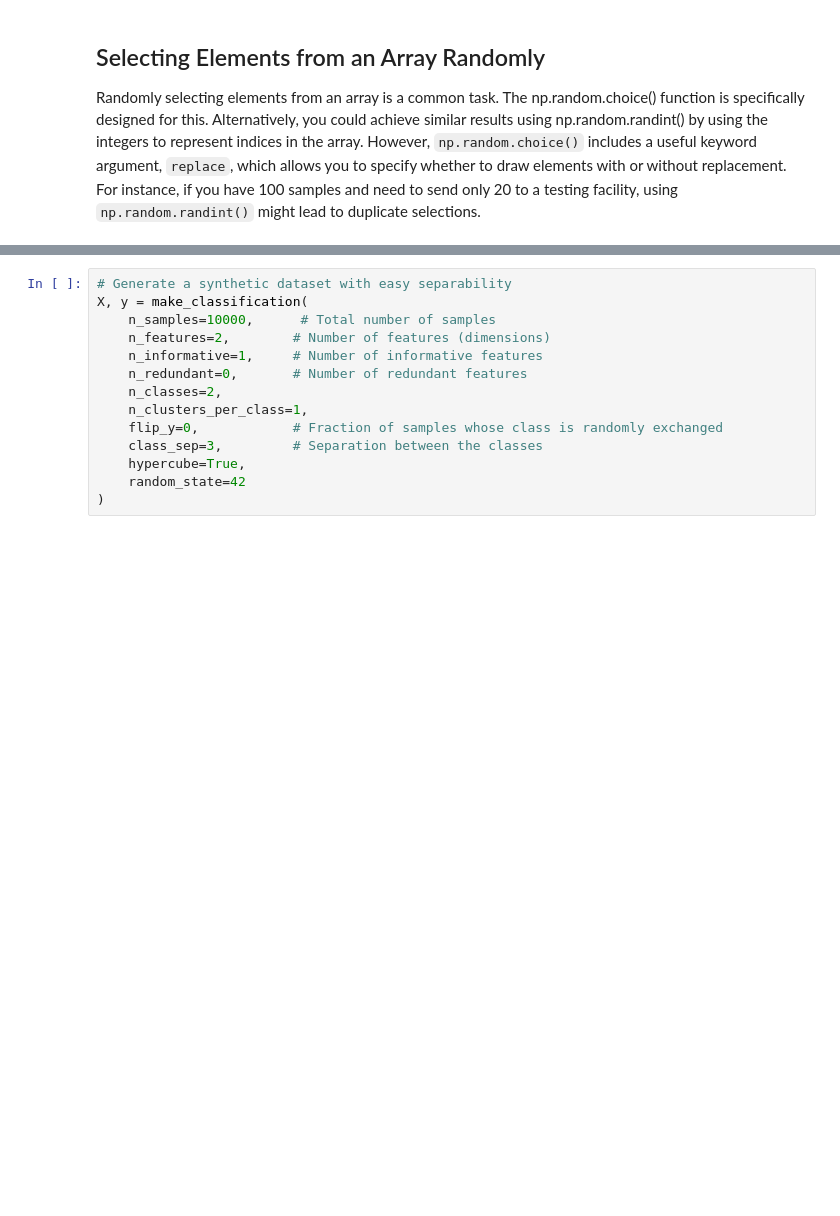
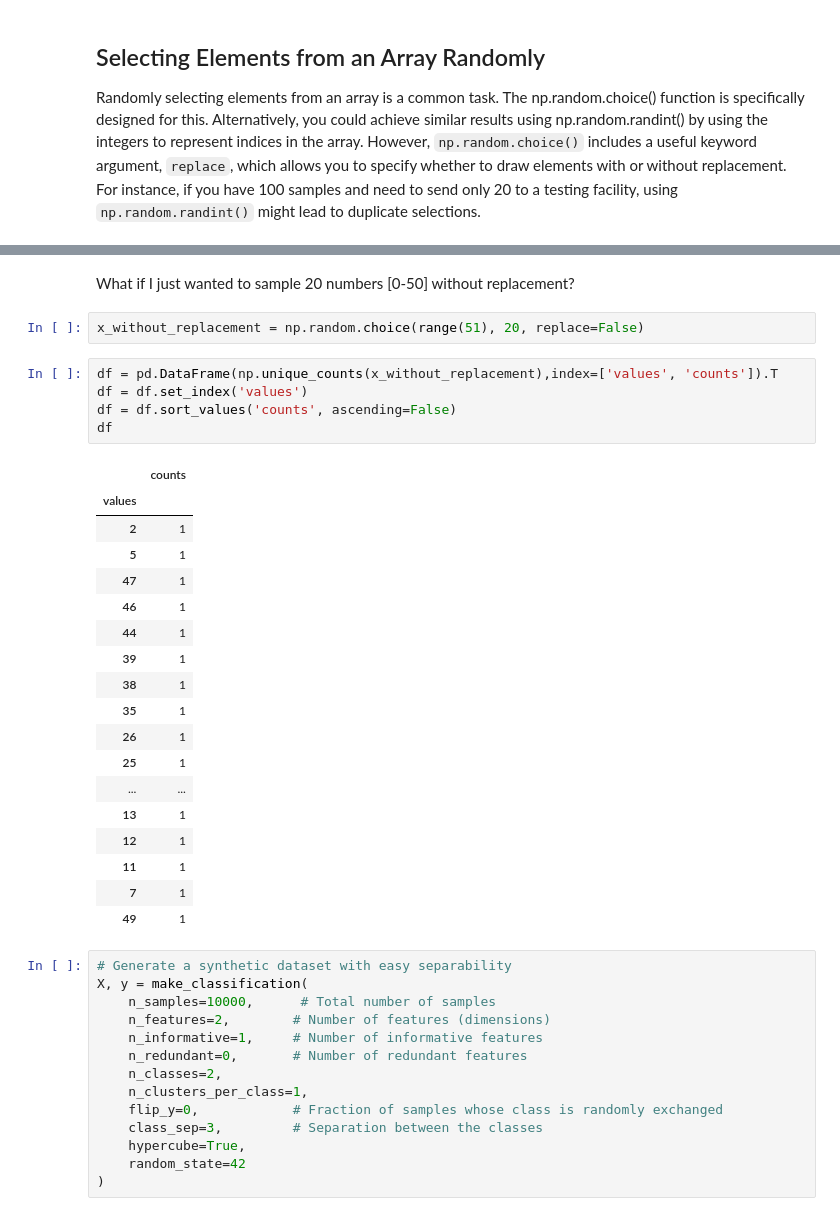
Before and after one commit to KubaJerz/VLab_AI_ML_Training, a Jupyter notebook: AI_not_ML/AI_not_ML.ipynb, the cells around one changed output, grey strips where cells are left out. Cells and saved outputs as stored; diff of their text form; blank space fills up the shorter version.

```diff
--- a/AI_not_ML/AI_not_ML.ipynb
+++ b/AI_not_ML/AI_not_ML.ipynb
@@ -270,3 +271,31 @@ df
+# %% [markdown]
+What if I just wanted to sample 20 numbers [0-50] without replacement?
+# %%
+x_without_replacement = np.random.choice(range(51), 20, replace=False)
+# %%
+df = pd.DataFrame(np.unique_counts(x_without_replacement),index=['values', 'counts']).T
+df = df.set_index('values')
+df = df.sort_values('counts', ascending=False)
+df
+# %% [output]
+|  | counts |
+| values |  |
+| 2 | 1 |
+| 5 | 1 |
+| 47 | 1 |
+| 46 | 1 |
+| 44 | 1 |
+| 39 | 1 |
+| 38 | 1 |
+| 35 | 1 |
+| 26 | 1 |
+| 25 | 1 |
+| ... | ... |
+| 13 | 1 |
+| 12 | 1 |
+| 11 | 1 |
+| 7 | 1 |
+| 49 | 1 |
 # %%
 # Generate a synthetic dataset with easy separability
 X, y = make_classification(
```
Also changed, not shown: parts of 9 cells of this notebook.
